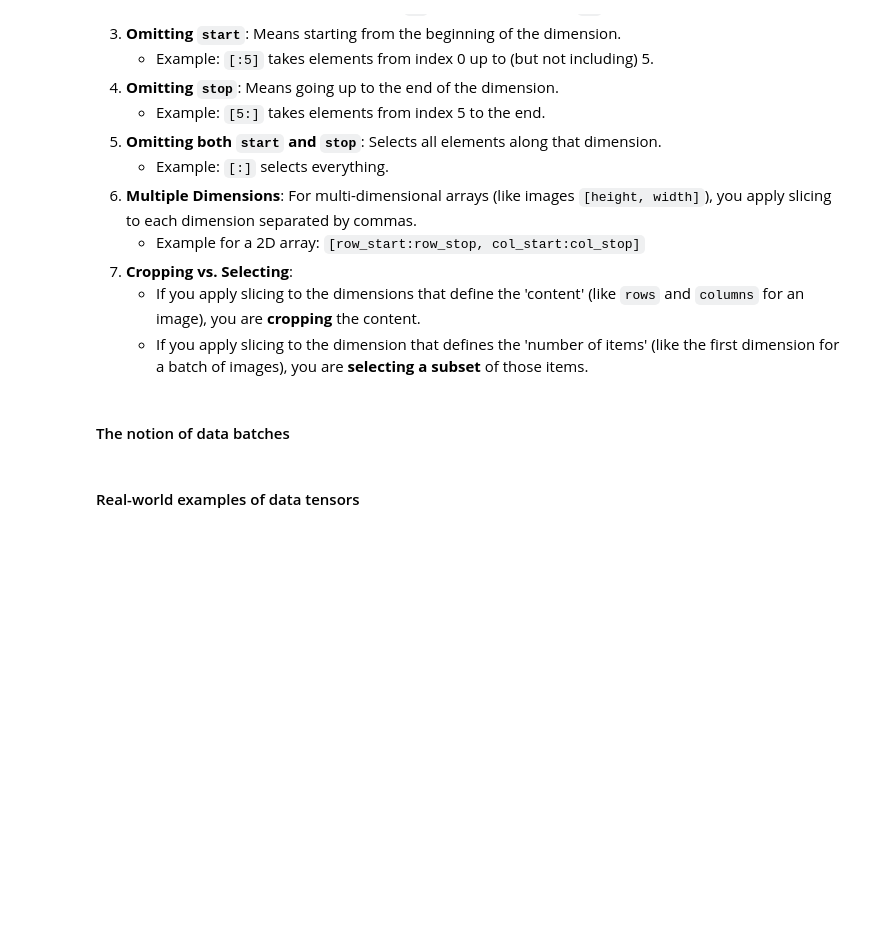
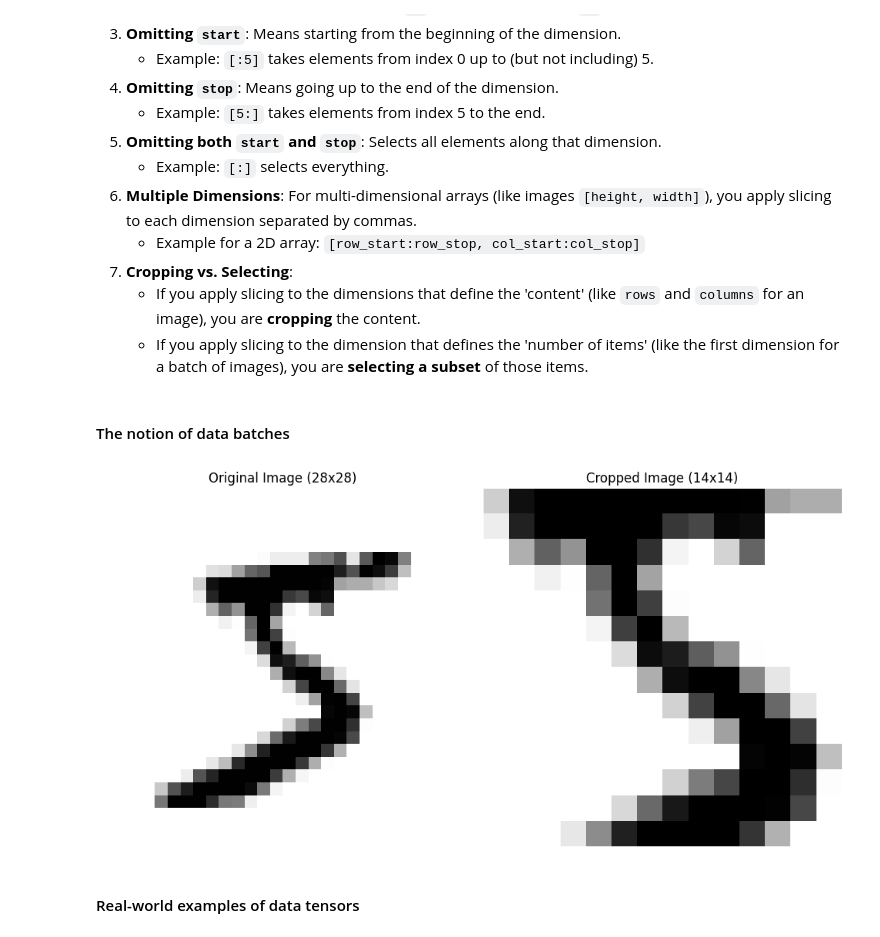
Before and after one commit to mkr52/Deep-Learning-with-Python-collabs, a Jupyter notebook: chapter02_mathematical-building-blocks.ipynb, the cells around one changed output. Saved outputs shown, nothing was run; the diff lists cells and outputs as text; code cells hidden in the pictures; blank space fills up the shorter version.

```diff
--- a/chapter02_mathematical-building-blocks.ipynb
+++ b/chapter02_mathematical-building-blocks.ipynb
@@ -405,6 +405,36 @@ batch = train_images[128:256]
 # %%
 n = 3
 batch = train_images[128 * n : 128 * (n + 1)]
+# %%
+import matplotlib.pyplot as plt
+
+# visualization clearly demonstrates how the slicing operation effectively 'zooms in' or crops the central part of the image.
+
+# Select an image to visualize (e.g., the first image)
+original_image = train_images[0]
+
+# Apply the cropping slice
+cropped_image = original_image[7:-7, 7:-7]
+
+# Create a figure with two subplots
+plt.figure(figsize=(10, 5))
+
+# Plot the original image
+plt.subplot(1, 2, 1) # 1 row, 2 columns, first plot
+plt.imshow(original_image, cmap=plt.cm.binary)
+plt.title('Original Image (28x28)')
+plt.axis('off') # Hide axes for cleaner display
+
+# Plot the cropped image
+plt.subplot(1, 2, 2) # 1 row, 2 columns, second plot
+plt.imshow(cropped_image, cmap=plt.cm.binary)
+plt.title(f'Cropped Image ({cropped_image.shape[0]}x{cropped_image.shape[1]})')
+plt.axis('off') # Hide axes for cleaner display
+
+plt.tight_layout()
+plt.show()
+# %% [output]
+[figure, added]
 # %% [markdown]
 #### Real-world examples of data tensors
 # %% [markdown]
```
